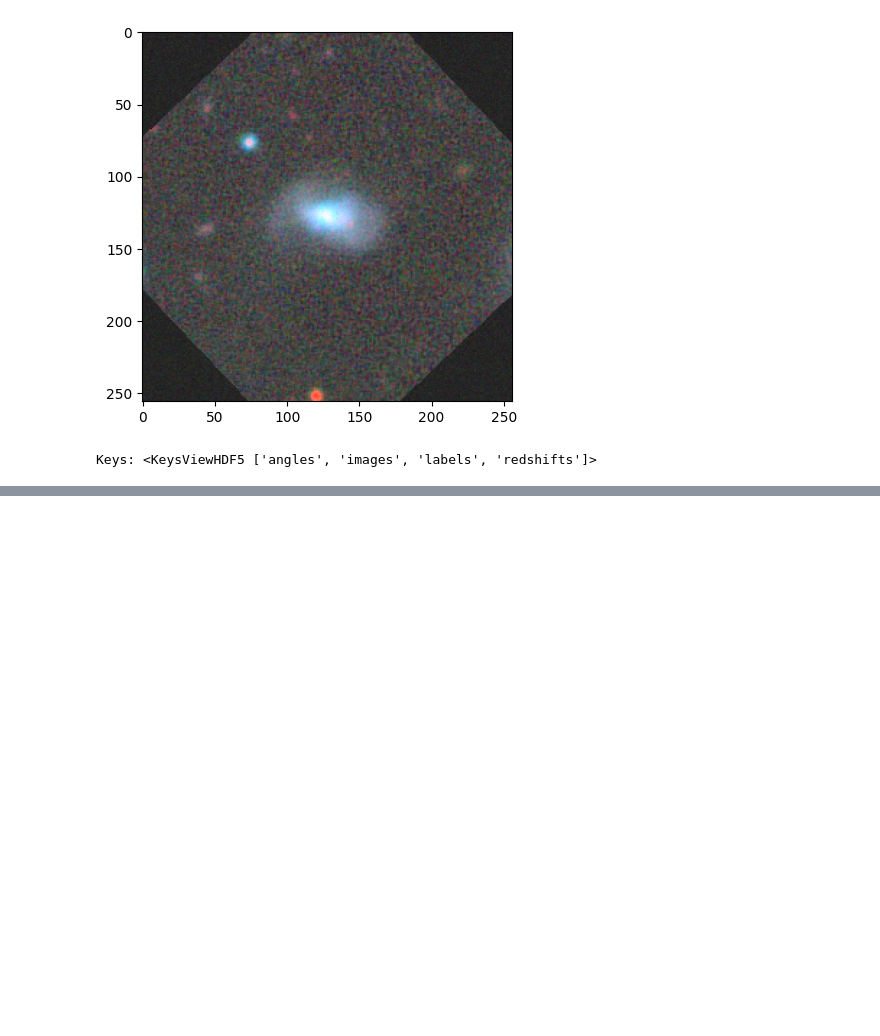
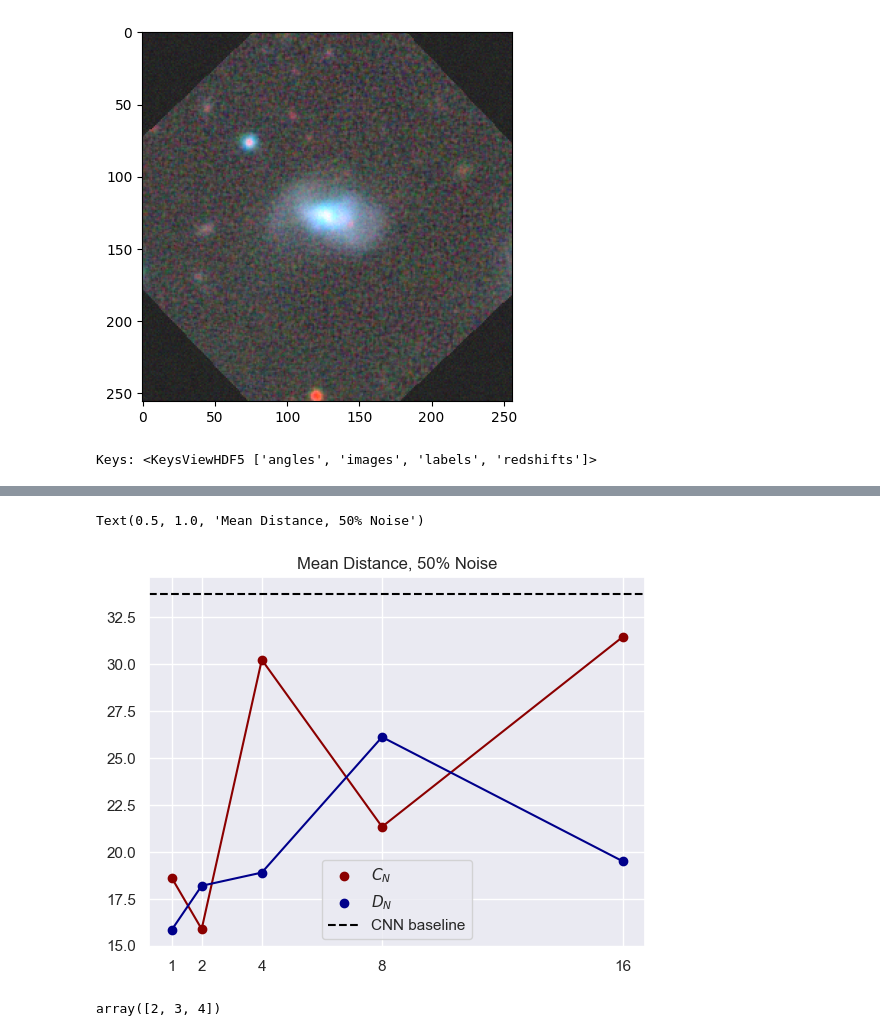
Before and after one commit to snehjp2/GCNNMorphology, a Jupyter notebook: src/notebooks/results_analysis.ipynb, the cells around one changed output, grey strips where cells are left out. Saved outputs shown, nothing was run; the diff lists cells and outputs as text; code cells hidden in the pictures; blank space fills up the shorter version.

```diff
--- a/src/notebooks/results_analysis.ipynb
+++ b/src/notebooks/results_analysis.ipynb
@@ -324,0 +443,22 @@ Keys: <KeysViewHDF5 ['angles', 'images', 'labels', 'redshifts']>
+# %%
+plt.plot(N_vals, [18.630568,  15.89265, 30.226679, 21.338223, 31.435955], color='darkred')
+plt.scatter(N_vals, [18.630568,  15.89265, 30.226679, 21.338223, 31.435955], label='$C_N$', color='darkred')
+plt.plot(N_vals, [15.843907 ,18.19766, 18.900179, 26.114496, 19.508394 ],color='darkblue')
+plt.scatter(N_vals, [15.843907, 18.19766, 18.900179, 26.114496, 19.508394],color='darkblue', label = '$D_N$')
+plt.axhline(33.727352, label='CNN baseline', color='black', ls='--')
+plt.xticks(N_vals)
+plt.legend()
+plt.title('Mean Distance, 50% Noise')
+# %% [output]
+Text(0.5, 1.0, 'Mean Distance, 50% Noise')
+[figure, added]
+# %%
+arr1 = [1,2,3,4,5]
+arr2 = [1,2,7,8,9]
+
+arr1 = np.array(arr1)
+arr2 = np.array(arr2)
+
+np.where(arr1 != arr2)[0]
+# %% [output]
+array([2, 3, 4])
```
Also changed, not shown: parts of 28 cells of this notebook.
